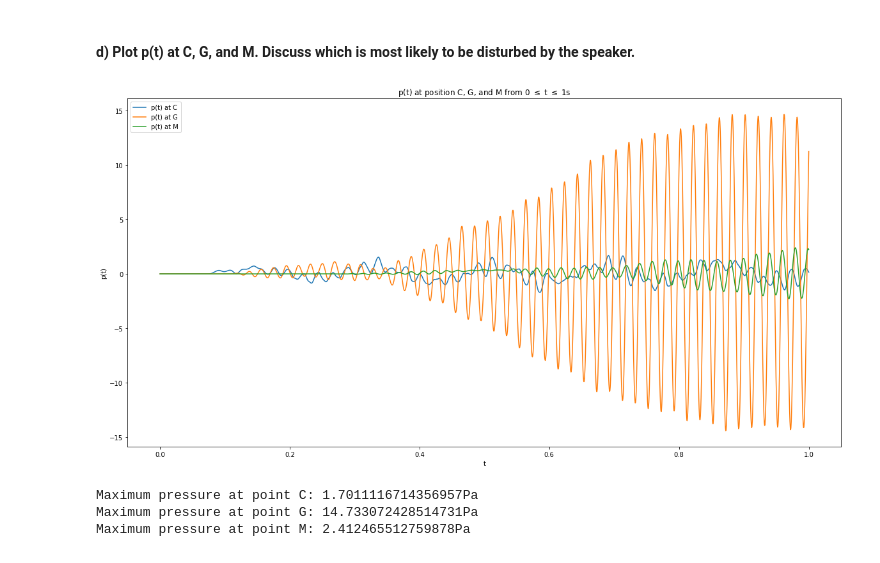
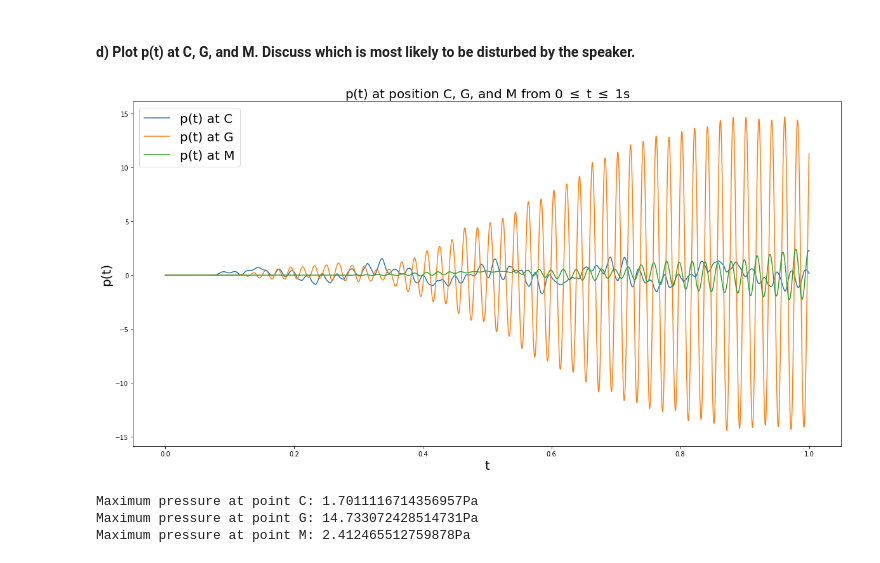
Before and after one commit to jonathanGB/am205, a Jupyter notebook: 4/AM205_HW4.ipynb, the cells around one changed output. Cells and saved outputs as stored; diff of their text form; code cells hidden in the pictures.

```diff
--- a/4/AM205_HW4.ipynb
+++ b/4/AM205_HW4.ipynb
@@ -233,12 +239,15 @@ def p(inside_coords, n, pn=None, pn_min1=None):
 # iterative DFS to visit all cells within the building that are reachable from the seed (the speaker)
 def get_inside_coords(seed):
     visited = set()
-    to_visit = []
+    to_visit = [seed]
 
-    visiting = seed
-    while visiting:
+    while len(to_visit) > 0:
+        visiting = to_visit.pop()
+        if visiting in visited:
+            continue
+
+        visited.add(visiting)
         j, k = visiting
-        visited.add(visiting)
 
         if pierce[j-1,k] == 0 and ((j-1,k) not in visited):
             to_visit.append((j-1, k))
@@ -249,10 +258,6 @@ def get_inside_coords(seed):
         if pierce[j,k+1] == 0 and ((j,k+1) not in visited):
             to_visit.append((j, k+1))
 
-        if len(to_visit) == 0:
-            break
-        visiting = to_visit.pop()
-
     return visited
 
 # find the cells inside the building reachable from S (seed)
@@ -416,15 +421,15 @@ The results make total sense: **C** is the first to hear a sound (0.0735s), and
 # %%
 pt_domain = [get_t_from_n(n) for n in range(get_n_from_t(1. + get_delta_t()))]
 plt.figure(figsize=(20,10))
 plt.plot(pt_domain, pC[:len(pt_domain)], label='p(t) at C')
 plt.plot(pt_domain, pG[:len(pt_domain)], label='p(t) at G')
 plt.plot(pt_domain, pM[:len(pt_domain)], label='p(t) at M')
-plt.legend(, fontsize=20)
+plt.legend(fontsize=20)
 plt.title(r'p(t) at position C, G, and M from 0 $\leq$ t $\leq$ 1s', fontsize=20)
 plt.xlabel("t", fontsize=20)
 _ = plt.ylabel("p(t)", fontsize=20)
 # %% [output]
-[figure, old version]
+[figure, new version]
 # %%
 print("Maximum pressure at point C: {}Pa".format(max([abs(pt) for pt in pC])))
 print("Maximum pressure at point G: {}Pa".format(max([abs(pt) for pt in pG])))
```
Also changed, not shown: parts of 11 cells of this notebook.
